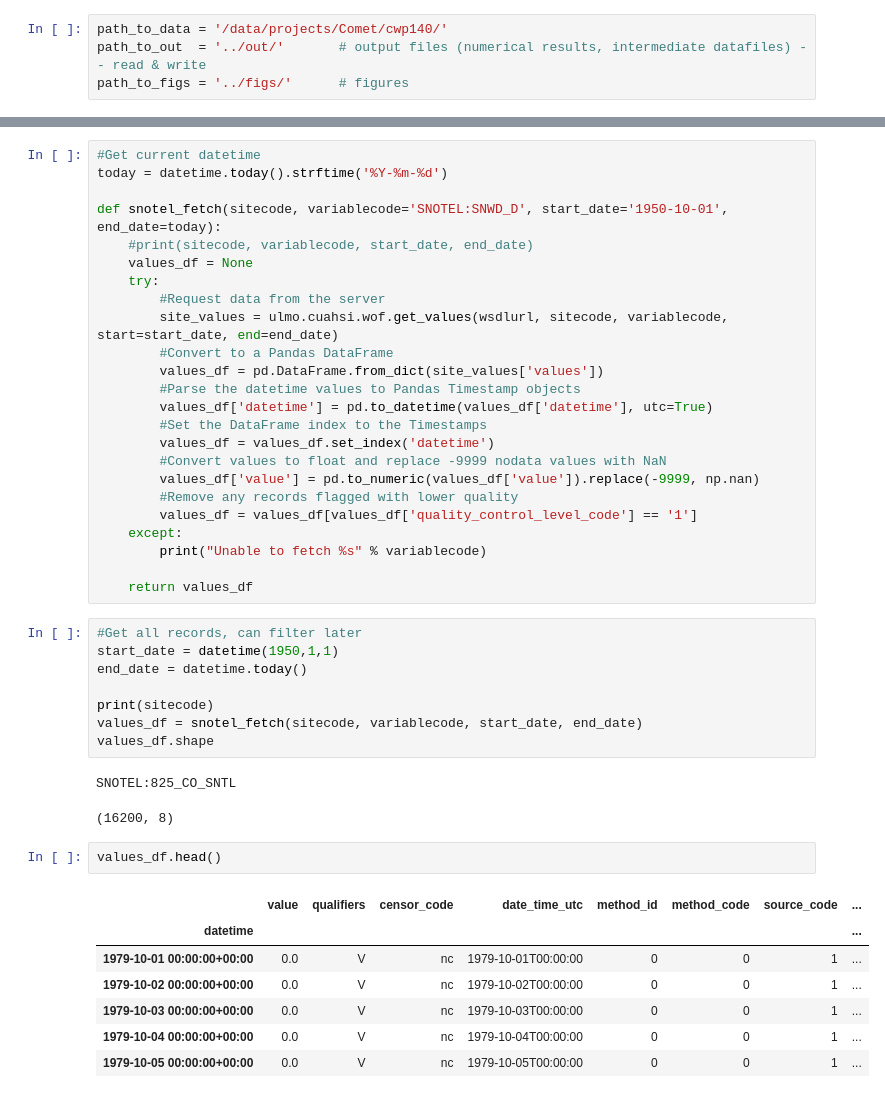
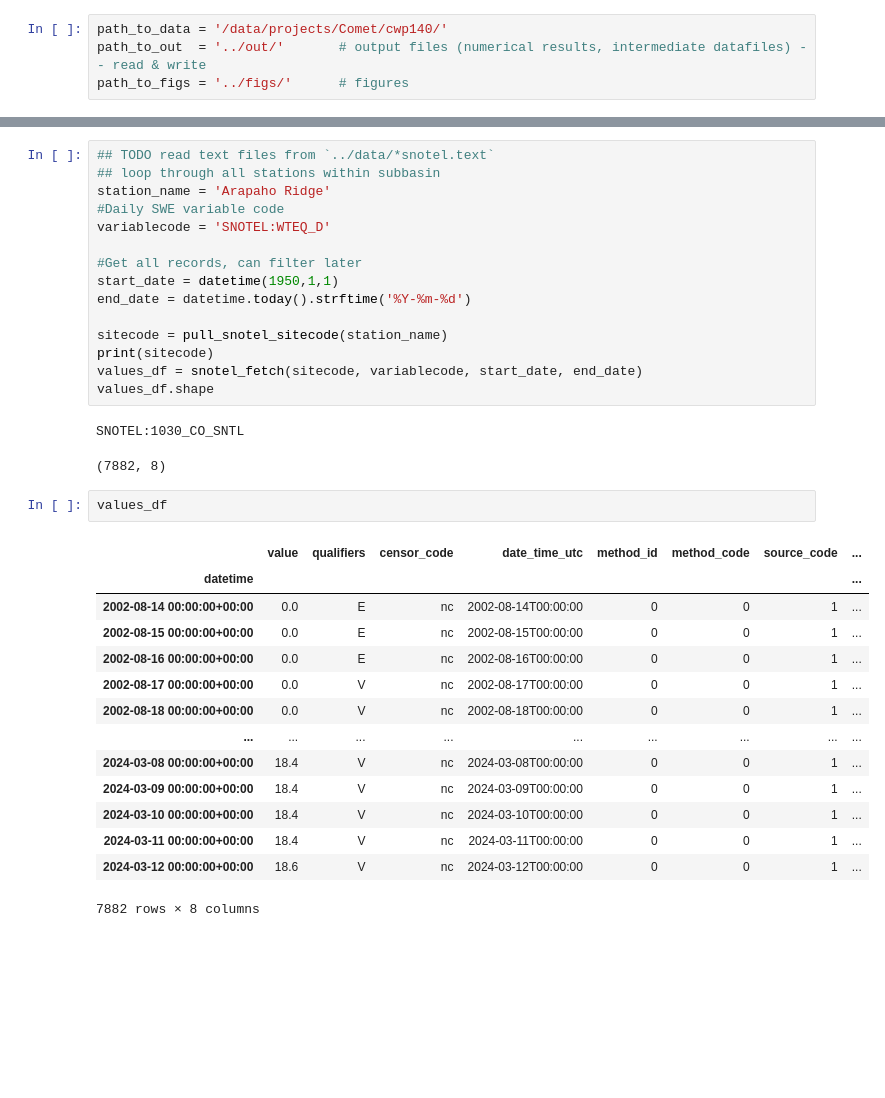
Before and after one commit to dlnash/UCRB_WY2023_ARs, a Jupyter notebook: preprocess/preprocess_SNOTEL.ipynb, the cells around one changed output, grey strips where cells are left out. Cells and saved outputs as stored; diff of their text form; blank space fills up the shorter version.

```diff
--- a/preprocess/preprocess_SNOTEL.ipynb
+++ b/preprocess/preprocess_SNOTEL.ipynb
@@ -195,48 +18,38 @@ ulmo.cuahsi.wof.get_variable_info(wsdlurl, variablecode)
-# %%
-#Get current datetime
-today = datetime.today().strftime('%Y-%m-%d')
-
-def snotel_fetch(sitecode, variablecode='SNOTEL:SNWD_D', start_date='1950-10-01', end_date=today):
-    #print(sitecode, variablecode, start_date, end_date)
-    values_df = None
-    try:
-        #Request data from the server
-        site_values = ulmo.cuahsi.wof.get_values(wsdlurl, sitecode, variablecode, start=start_date, end=end_date)
-        #Convert to a Pandas DataFrame
-        values_df = pd.DataFrame.from_dict(site_values['values'])
-        #Parse the datetime values to Pandas Timestamp objects
-        values_df['datetime'] = pd.to_datetime(values_df['datetime'], utc=True)
-        #Set the DataFrame index to the Timestamps
-        values_df = values_df.set_index('datetime')
-        #Convert values to float and replace -9999 nodata values with NaN
-        values_df['value'] = pd.to_numeric(values_df['value']).replace(-9999, np.nan)
-        #Remove any records flagged with lower quality
-        values_df = values_df[values_df['quality_control_level_code'] == '1']
-    except:
-        print("Unable to fetch %s" % variablecode)
-
-    return values_df
 # %%
+## TODO read text files from `../data/*snotel.text`
+## loop through all stations within subbasin
+station_name = 'Arapaho Ridge'
+#Daily SWE variable code
+variablecode = 'SNOTEL:WTEQ_D'
+
 #Get all records, can filter later
 start_date = datetime(1950,1,1)
-end_date = datetime.today()
+end_date = datetime.today().strftime('%Y-%m-%d')
 
+sitecode = pull_snotel_sitecode(station_name)
 print(sitecode)
 values_df = snotel_fetch(sitecode, variablecode, start_date, end_date)
 values_df.shape
 # %% [output]
-SNOTEL:825_CO_SNTL
+SNOTEL:1030_CO_SNTL
-(16200, 8)
+(7882, 8)
 # %%
-values_df.head()
+values_df
 # %% [output]
 |  | value | qualifiers | censor_code | date_time_utc | method_id | method_code | source_code | ... |
 | datetime |  |  |  |  |  |  |  | ... |
-| 1979-10-01 00:00:00+00:00 | 0.0 | V | nc | 1979-10-01T00:00:00 | 0 | 0 | 1 | ... |
-| 1979-10-02 00:00:00+00:00 | 0.0 | V | nc | 1979-10-02T00:00:00 | 0 | 0 | 1 | ... |
-| 1979-10-03 00:00:00+00:00 | 0.0 | V | nc | 1979-10-03T00:00:00 | 0 | 0 | 1 | ... |
-| 1979-10-04 00:00:00+00:00 | 0.0 | V | nc | 1979-10-04T00:00:00 | 0 | 0 | 1 | ... |
-| 1979-10-05 00:00:00+00:00 | 0.0 | V | nc | 1979-10-05T00:00:00 | 0 | 0 | 1 | ... |
+| 2002-08-14 00:00:00+00:00 | 0.0 | E | nc | 2002-08-14T00:00:00 | 0 | 0 | 1 | ... |
+| 2002-08-15 00:00:00+00:00 | 0.0 | E | nc | 2002-08-15T00:00:00 | 0 | 0 | 1 | ... |
+| 2002-08-16 00:00:00+00:00 | 0.0 | E | nc | 2002-08-16T00:00:00 | 0 | 0 | 1 | ... |
+| 2002-08-17 00:00:00+00:00 | 0.0 | V | nc | 2002-08-17T00:00:00 | 0 | 0 | 1 | ... |
+| 2002-08-18 00:00:00+00:00 | 0.0 | V | nc | 2002-08-18T00:00:00 | 0 | 0 | 1 | ... |
+| ... | ... | ... | ... | ... | ... | ... | ... | ... |
+| 2024-03-08 00:00:00+00:00 | 18.4 | V | nc | 2024-03-08T00:00:00 | 0 | 0 | 1 | ... |
+| 2024-03-09 00:00:00+00:00 | 18.4 | V | nc | 2024-03-09T00:00:00 | 0 | 0 | 1 | ... |
+| 2024-03-10 00:00:00+00:00 | 18.4 | V | nc | 2024-03-10T00:00:00 | 0 | 0 | 1 | ... |
+| 2024-03-11 00:00:00+00:00 | 18.4 | V | nc | 2024-03-11T00:00:00 | 0 | 0 | 1 | ... |
+| 2024-03-12 00:00:00+00:00 | 18.6 | V | nc | 2024-03-12T00:00:00 | 0 | 0 | 1 | ... |
+7882 rows × 8 columns
 # %%
 #Get number of decimal years between first and last observation
 nyears = (values_df.index.max() - values_df.index.min()).days/365.25
```
Also changed, not shown: parts of 36 cells of this notebook, 1 other file.
